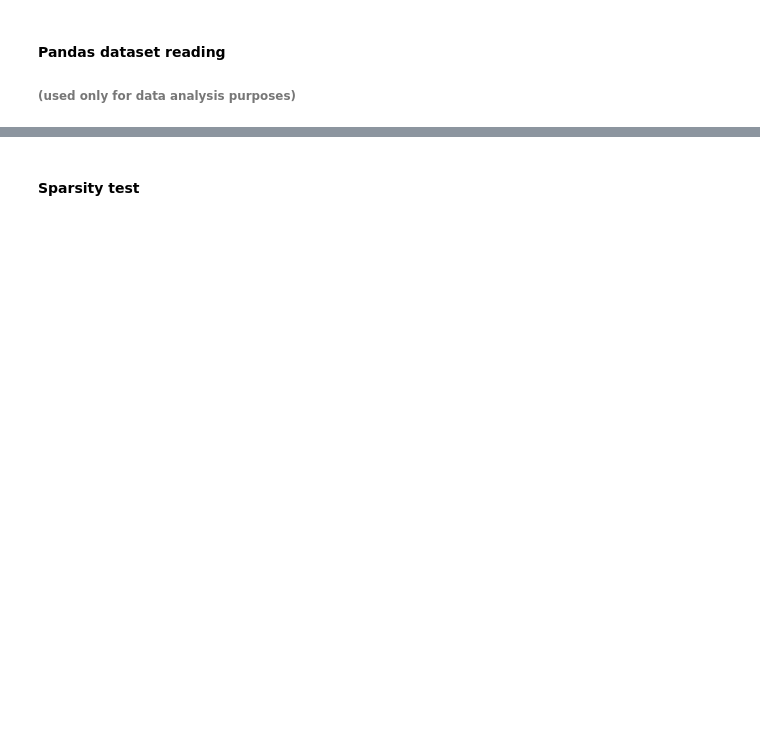
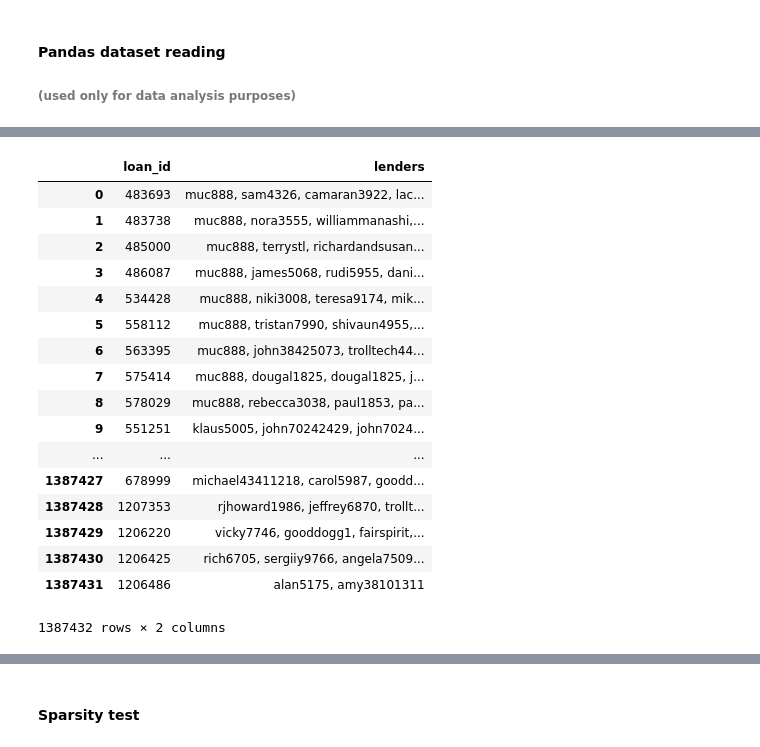
Before and after one commit to dKustura/kiva-cf, a Jupyter notebook: kiva-cf.ipynb, the cells around one changed output, grey strips where cells are left out. Cells and saved outputs as stored; diff of their text form; code cells hidden in the pictures; blank space fills up the shorter version.

```diff
--- a/kiva-cf.ipynb
+++ b/kiva-cf.ipynb
@@ -511,4 +601,24 @@ lenders = lenders.dropna()
 # %%
 loans_lenders_table = pd.read_csv('additional-kiva-snapshot/loans_lenders.csv')
+loans_lenders_table
+# %% [output]
+|  | loan_id | lenders |
+| 0 | 483693 | muc888, sam4326, camaran3922, lac... |
+| 1 | 483738 | muc888, nora3555, williammanashi,... |
+| 2 | 485000 | muc888, terrystl, richardandsusan... |
+| 3 | 486087 | muc888, james5068, rudi5955, dani... |
+| 4 | 534428 | muc888, niki3008, teresa9174, mik... |
+| 5 | 558112 | muc888, tristan7990, shivaun4955,... |
+| 6 | 563395 | muc888, john38425073, trolltech44... |
+| 7 | 575414 | muc888, dougal1825, dougal1825, j... |
+| 8 | 578029 | muc888, rebecca3038, paul1853, pa... |
+| 9 | 551251 | klaus5005, john70242429, john7024... |
+| ... | ... | ... |
+| 1387427 | 678999 | michael43411218, carol5987, goodd... |
+| 1387428 | 1207353 | rjhoward1986, jeffrey6870, trollt... |
+| 1387429 | 1206220 | vicky7746, gooddogg1, fairspirit,... |
+| 1387430 | 1206425 | rich6705, sergiiy9766, angela7509... |
+| 1387431 | 1206486 | alan5175, amy38101311 |
+1387432 rows × 2 columns
 # %%
 loans_lenders_table.info()
```
Also changed, not shown: parts of 45 cells of this notebook, 1 other file.
